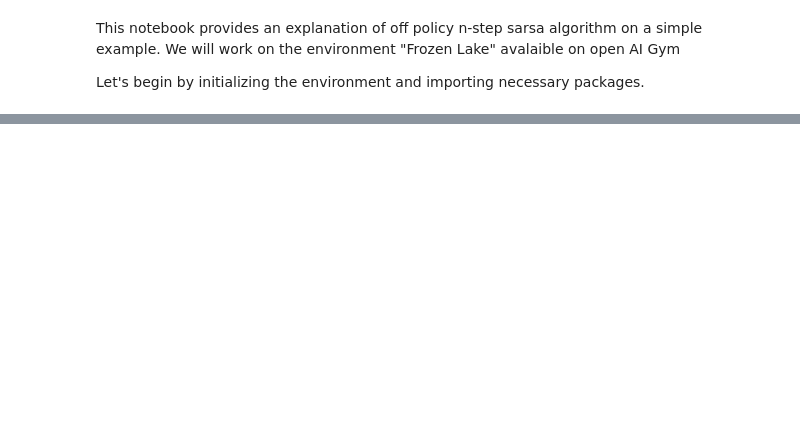
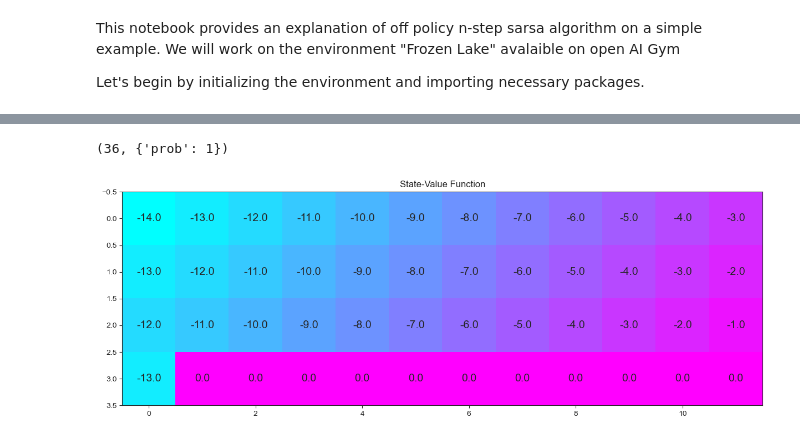
Before and after one commit to mouaff25/TUNSA-s-journey-with-reinforcement-learning, a Jupyter notebook: Tabular Solution Methods/Temporal Difference Methods/n-step off policy method/O↵-policy n-step Sarsa.ipynb, the cells around one changed output, grey strips where cells are left out. Saved outputs shown, nothing was run; the diff lists cells and outputs as text; code cells hidden in the pictures; blank space fills up the shorter version.

```diff
--- a/Tabular Solution Methods/Temporal Difference Methods/n-step off policy method/O↵-policy n-step Sarsa.ipynb
+++ b/Tabular Solution Methods/Temporal Difference Methods/n-step off policy method/O↵-policy n-step Sarsa.ipynb
@@ -28,0 +25,15 @@ env.render()
+# %%
+env.reset()
+# %% [output]
+(36, {'prob': 1})
+# %%
+# define the optimal state-value function
+V_opt = np.zeros((4,12))
+V_opt[0][0:13] = -np.arange(3, 15)[::-1]
+V_opt[1][0:13] = -np.arange(3, 15)[::-1] + 1
+V_opt[2][0:13] = -np.arange(3, 15)[::-1] + 2
+V_opt[3][0] = -13
+
+plot_values(V_opt)
+# %% [output]
+[figure, added]
```
Also changed, not shown: parts of 6 cells of this notebook, 3 other files.
